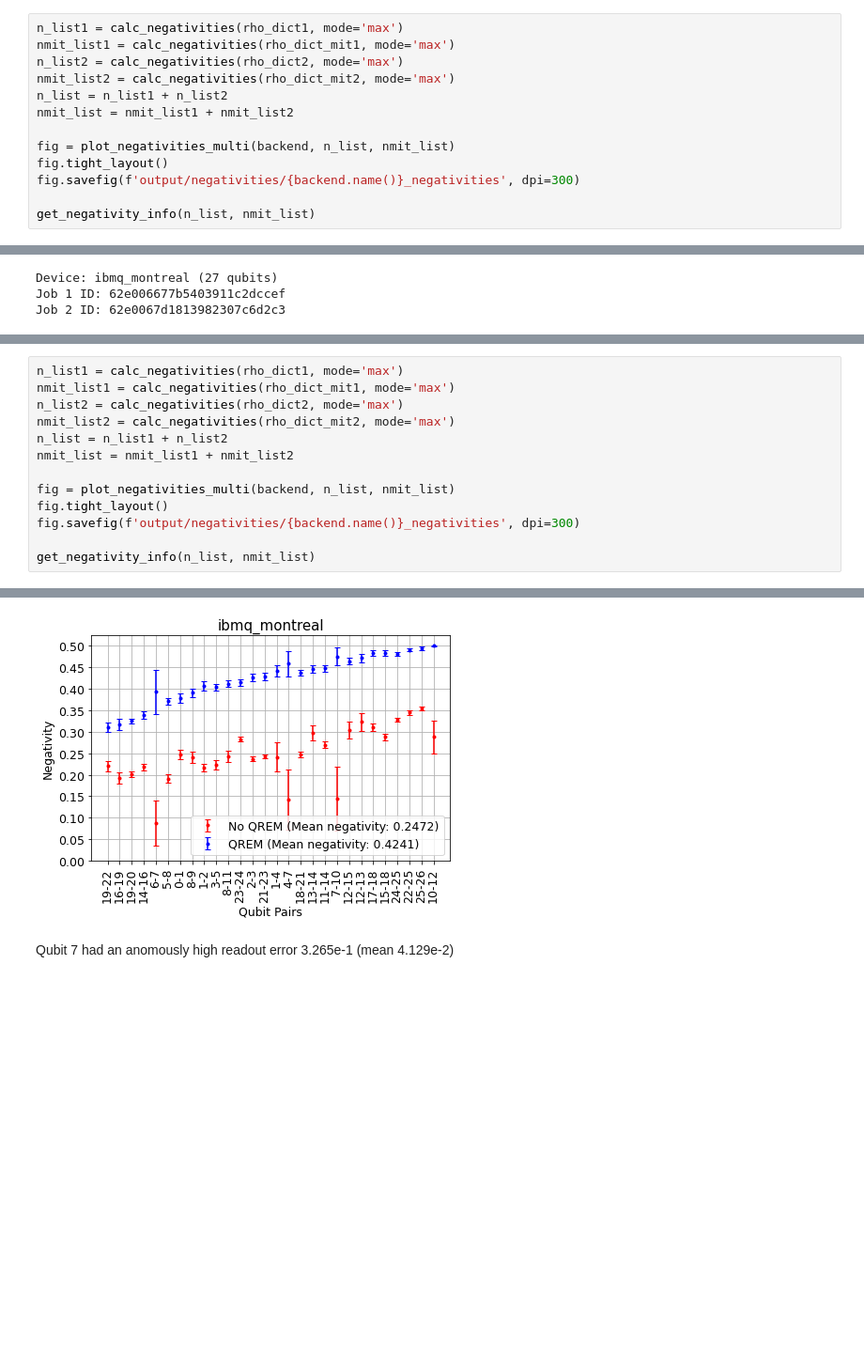
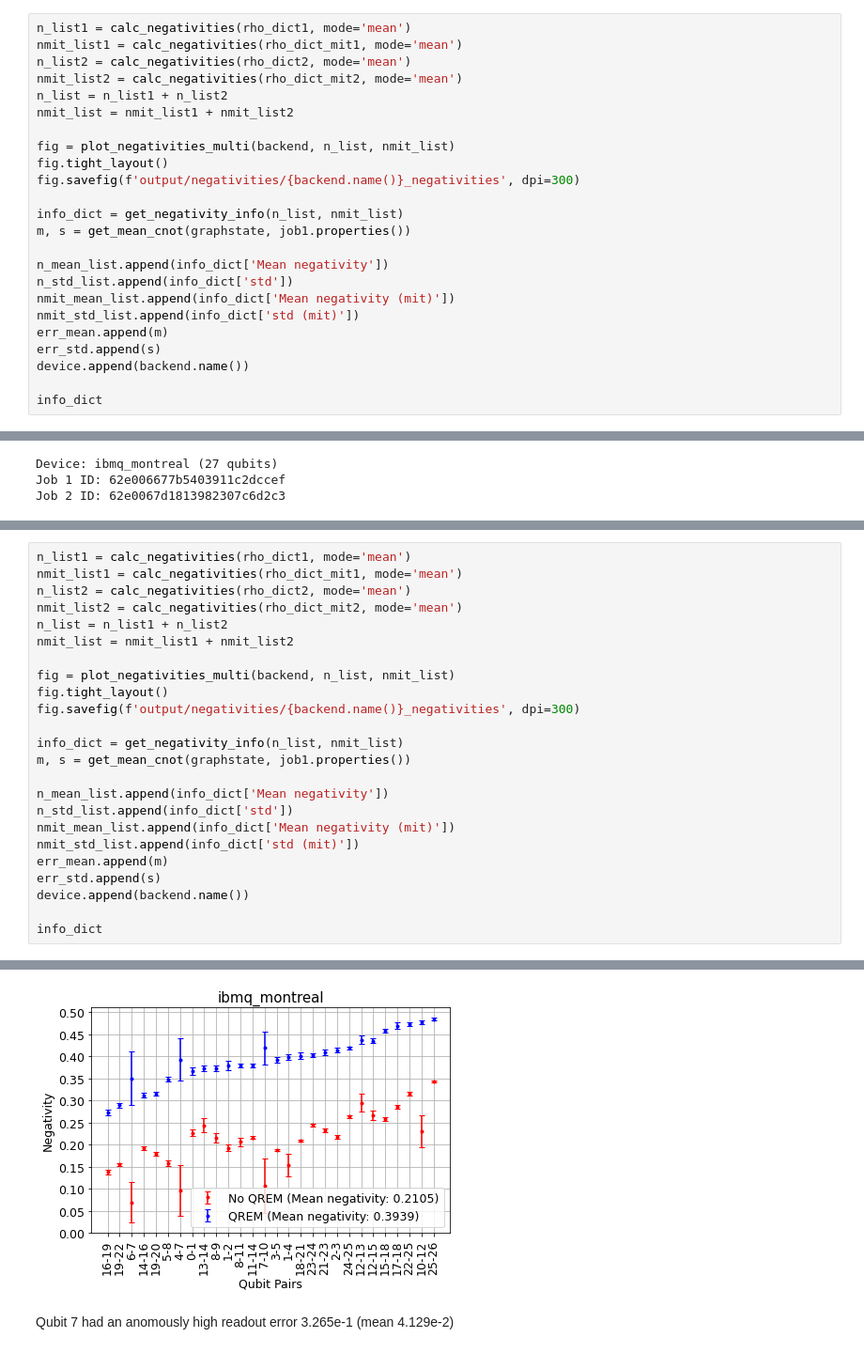
Before and after one commit to jkfids/qiskit-entangle, a Jupyter notebook: code/negativities.ipynb, the cells around one changed output, grey strips where cells are left out. Shown at 94% size. Drawn from its saved outputs; the diff is of its cells as text; blank space fills up the shorter version.

```diff
--- a/code/negativities.ipynb
+++ b/code/negativities.ipynb
@@ -926,8 +1130,8 @@ Time elapsed: 109.67 s
 # %%
-n_list1 = calc_negativities(rho_dict1, mode='max')
-nmit_list1 = calc_negativities(rho_dict_mit1, mode='max')
-n_list2 = calc_negativities(rho_dict2, mode='max')
-nmit_list2 = calc_negativities(rho_dict_mit2, mode='max')
+n_list1 = calc_negativities(rho_dict1, mode='mean')
+nmit_list1 = calc_negativities(rho_dict_mit1, mode='mean')
+n_list2 = calc_negativities(rho_dict2, mode='mean')
+nmit_list2 = calc_negativities(rho_dict_mit2, mode='mean')
 n_list = n_list1 + n_list2
 nmit_list = nmit_list1 + nmit_list2
 
@@ -935,5 +1139,16 @@ fig = plot_negativities_multi(backend, n_list, nmit_list)
 fig.tight_layout()
 fig.savefig(f'output/negativities/{backend.name()}_negativities', dpi=300)
 
-get_negativity_info(n_list, nmit_list)
+info_dict = get_negativity_info(n_list, nmit_list)
+m, s = get_mean_cnot(graphstate, job1.properties())
+
+n_mean_list.append(info_dict['Mean negativity'])
+n_std_list.append(info_dict['std'])
+nmit_mean_list.append(info_dict['Mean negativity (mit)'])
+nmit_std_list.append(info_dict['std (mit)'])
+err_mean.append(m)
+err_std.append(s)
+device.append(backend.name())
+
+info_dict
 # %% [output]
@@ -981,8 +1196,8 @@ Time elapsed: 122.65 s
 # %%
-n_list1 = calc_negativities(rho_dict1, mode='max')
-nmit_list1 = calc_negativities(rho_dict_mit1, mode='max')
-n_list2 = calc_negativities(rho_dict2, mode='max')
-nmit_list2 = calc_negativities(rho_dict_mit2, mode='max')
+n_list1 = calc_negativities(rho_dict1, mode='mean')
+nmit_list1 = calc_negativities(rho_dict_mit1, mode='mean')
+n_list2 = calc_negativities(rho_dict2, mode='mean')
+nmit_list2 = calc_negativities(rho_dict_mit2, mode='mean')
 n_list = n_list1 + n_list2
 nmit_list = nmit_list1 + nmit_list2
 
@@ -990,5 +1205,16 @@ fig = plot_negativities_multi(backend, n_list, nmit_list)
 fig.tight_layout()
 fig.savefig(f'output/negativities/{backend.name()}_negativities', dpi=300)
 
-get_negativity_info(n_list, nmit_list)
+info_dict = get_negativity_info(n_list, nmit_list)
+m, s = get_mean_cnot(graphstate, job1.properties())
+
+n_mean_list.append(info_dict['Mean negativity'])
+n_std_list.append(info_dict['std'])
+nmit_mean_list.append(info_dict['Mean negativity (mit)'])
+nmit_std_list.append(info_dict['std (mit)'])
+err_mean.append(m)
+err_std.append(s)
+device.append(backend.name())
+
+info_dict
 # %% [output]
@@ -1007,4 +1233,4 @@ get_negativity_info(n_list, nmit_list)
-[figure, old version]
+[figure, new version]
 # %% [markdown]
 Qubit 7 had an anomously high readout error 3.265e-1 (mean 4.129e-2)
 # %% [markdown]
```
Also changed, not shown: parts of 53 cells of this notebook, 49 other files.
